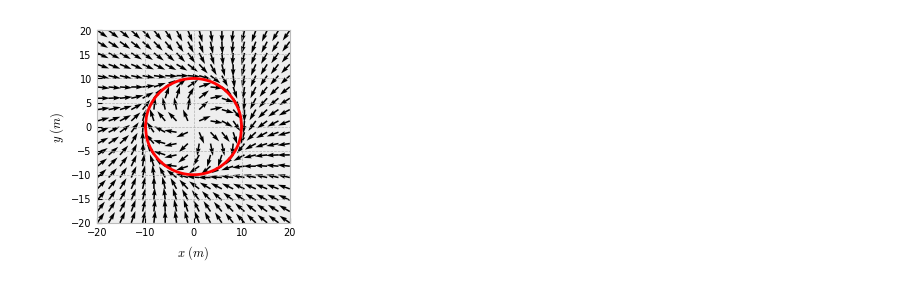
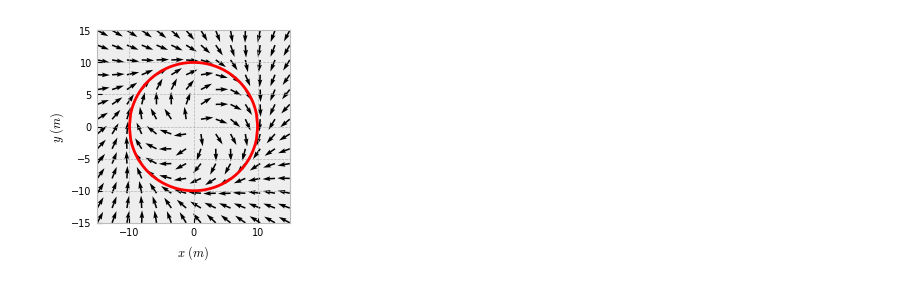
Before and after one commit to msramada/Control-Importance-Distribution-Algorithm-CIDA-, a Jupyter notebook: vectorField.ipynb, the cells around one changed output. Drawn from its saved outputs; the diff is of its cells as text; code cells hidden in the pictures.

```diff
--- a/vectorField.ipynb
+++ b/vectorField.ipynb
@@ -9,31 +9,36 @@ import cvxpy as cp
 from Utilities.Dynamics_Constraints_Controller import *
 # %%
 fig, ax= plt.subplots(figsize=(2.5,2.5))
-limit = 20
-N = 18
+limit = 15
+N = 14
 
 
 xc = np.linspace(-10,10,100)
 yc1 = np.sqrt(10**2-xc**2)
 yc2 = -np.sqrt(10**2-xc**2)
 xx, yy = np.meshgrid(np.linspace(-limit,limit,N),np.linspace(-limit,limit,N))
 gamma = np.arctan2(yy, xx)
 
+
 d = np.sqrt(xx**2 + yy**2)
 theta = gamma - np.pi/2 - np.arctan(0.3 * (d-r))
-Fx = np.cos(theta)
-Fy = np.sin(theta)
+a = 5
+beta = 0.3 / (1 + (0.3 * (d-r))**2)
+theta_c = theta + V/(d*a) * np.sin(theta - gamma) - beta/a*V*np.cos(theta-gamma)
+Fx = np.cos(theta_c)
+Fy = np.sin(theta_c)
+
 ax.quiver(xx, yy, Fx , Fy , color='k', width=0.008, zorder=1, scale=8, scale_units = 'inches')
 ax.plot(xc,yc1,'r')
 ax.plot(xc,yc2,'r')
 ax.axis('equal')
 ax.set_xlim((-limit,limit))
 ax.set_ylim((-limit,limit))
 ax.set_xlabel('$x\,\, (m)$', fontsize=9)
 ax.set_ylabel('$y\,\, (m)$', fontsize=9)
 fig.savefig('Figures/VectorField.pdf',bbox_inches ="tight")
 # %% [output]
-[figure, old version]
+[figure, new version]
 # %%
 limit = 15
 
```
Also changed, not shown: parts of 2 cells of this notebook, 9 other files.
